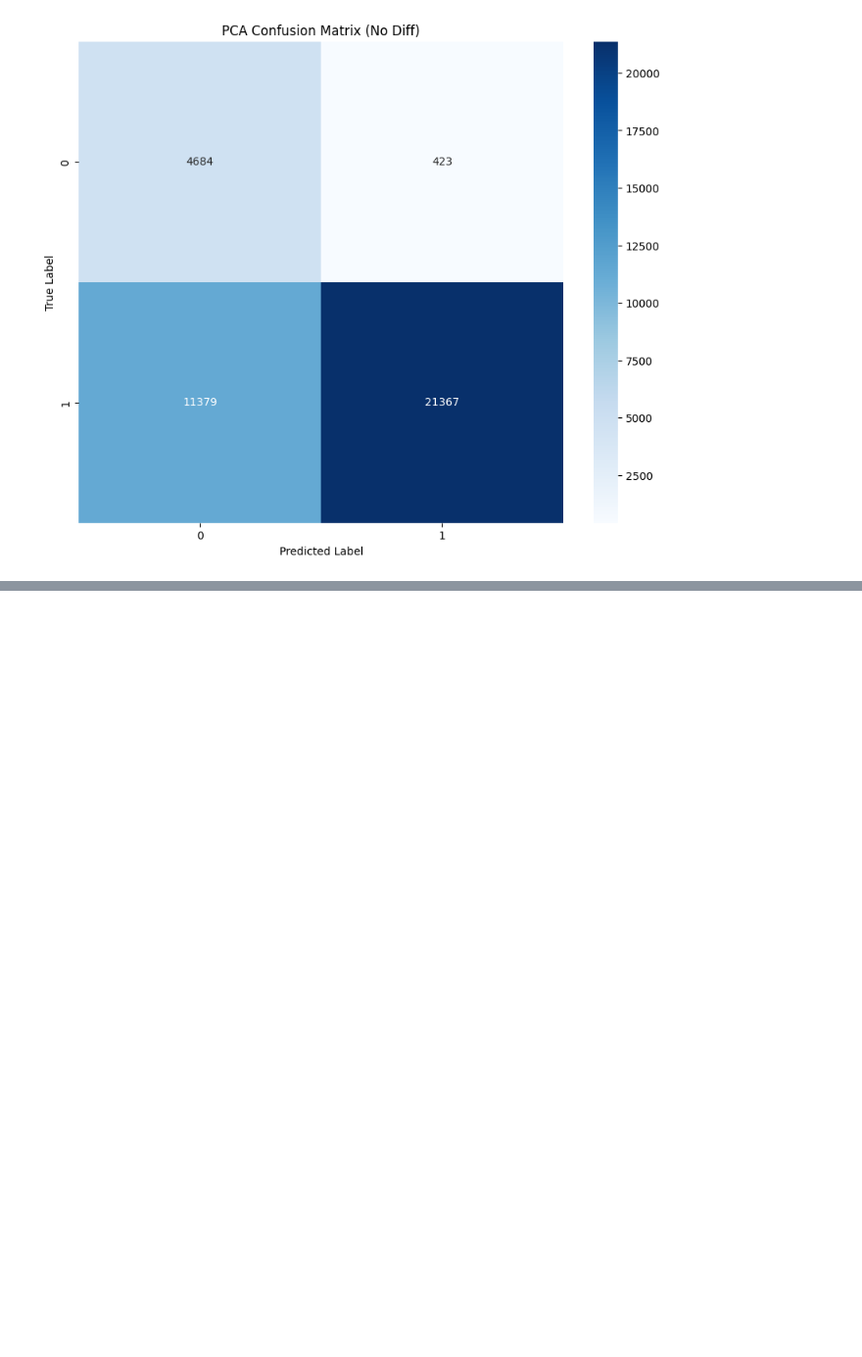
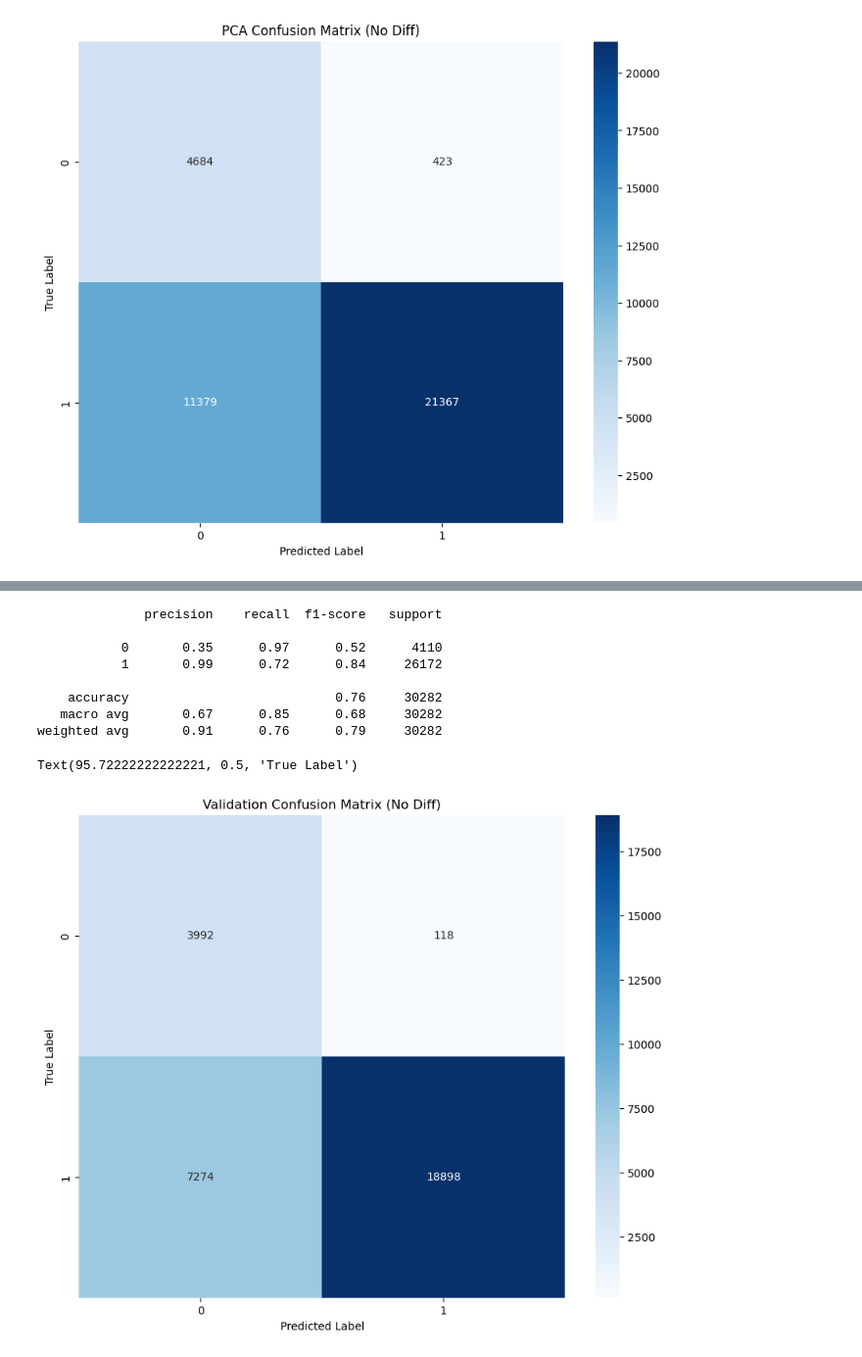
Before and after one commit to nicholastey/gnss_spoof_detector, a Jupyter notebook: spoof_detector/new.ipynb, the cells around one changed output, grey strips where cells are left out. Shown at 98% size. Saved outputs shown, nothing was run; the diff lists cells and outputs as text; code cells hidden in the pictures; blank space fills up the shorter version.

```diff
--- a/spoof_detector/new.ipynb
+++ b/spoof_detector/new.ipynb
@@ -627,0 +764,21 @@ plt.show()
+# %%
+y_val_no_diff_pred = rf_model_no_diff.predict(X_val_no_diff)
+# %%
+print(classification_report(y_val_no_diff, y_val_no_diff_pred))
+cm_val_no_diff = confusion_matrix(y_val_no_diff, y_val_no_diff_pred)
+plt.figure(figsize=(10, 8))
+sns.heatmap(cm_val_no_diff, annot=True, fmt='d', cmap='Blues')
+plt.title('Validation Confusion Matrix (No Diff)')
+plt.xlabel('Predicted Label')
+plt.ylabel('True Label')
+# %% [output]
+              precision    recall  f1-score   support
+
+           0       0.35      0.97      0.52      4110
+           1       0.99      0.72      0.84     26172
+
+    accuracy                           0.76     30282
+   macro avg       0.67      0.85      0.68     30282
+weighted avg       0.91      0.76      0.79     30282
+Text(95.72222222222221, 0.5, 'True Label')
+[figure, added]
```
Also changed, not shown: parts of 18 cells of this notebook.
